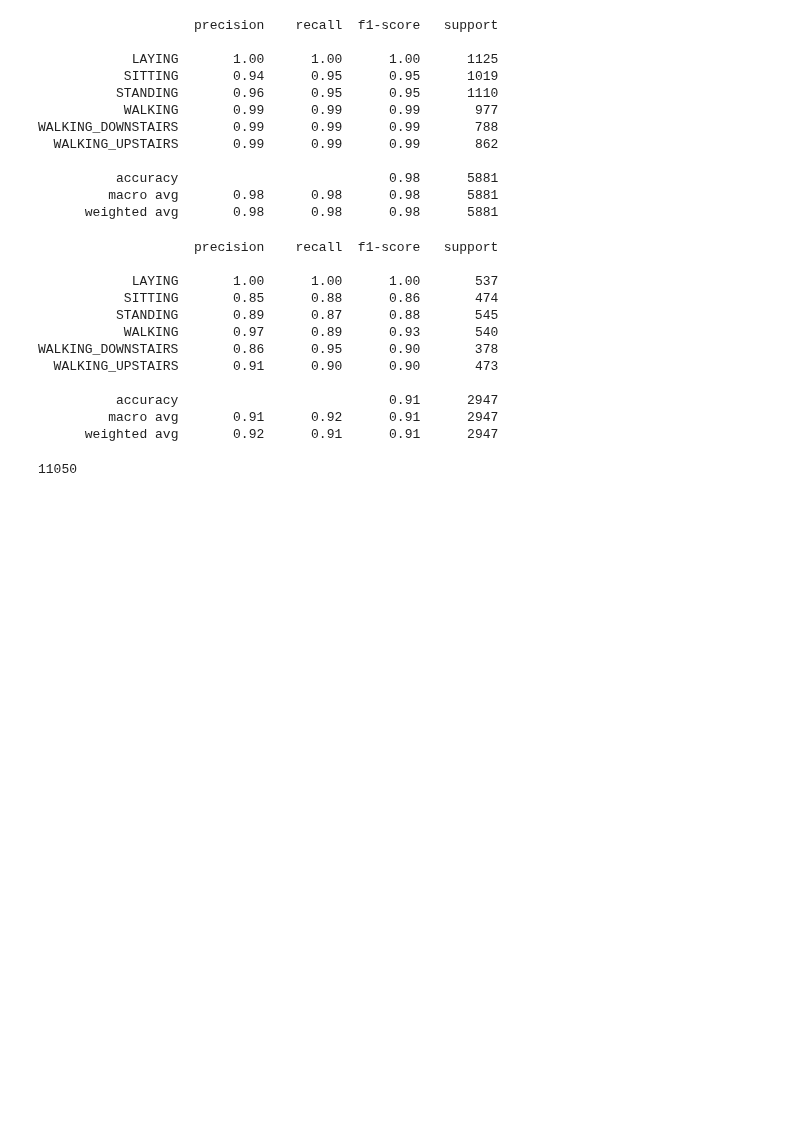
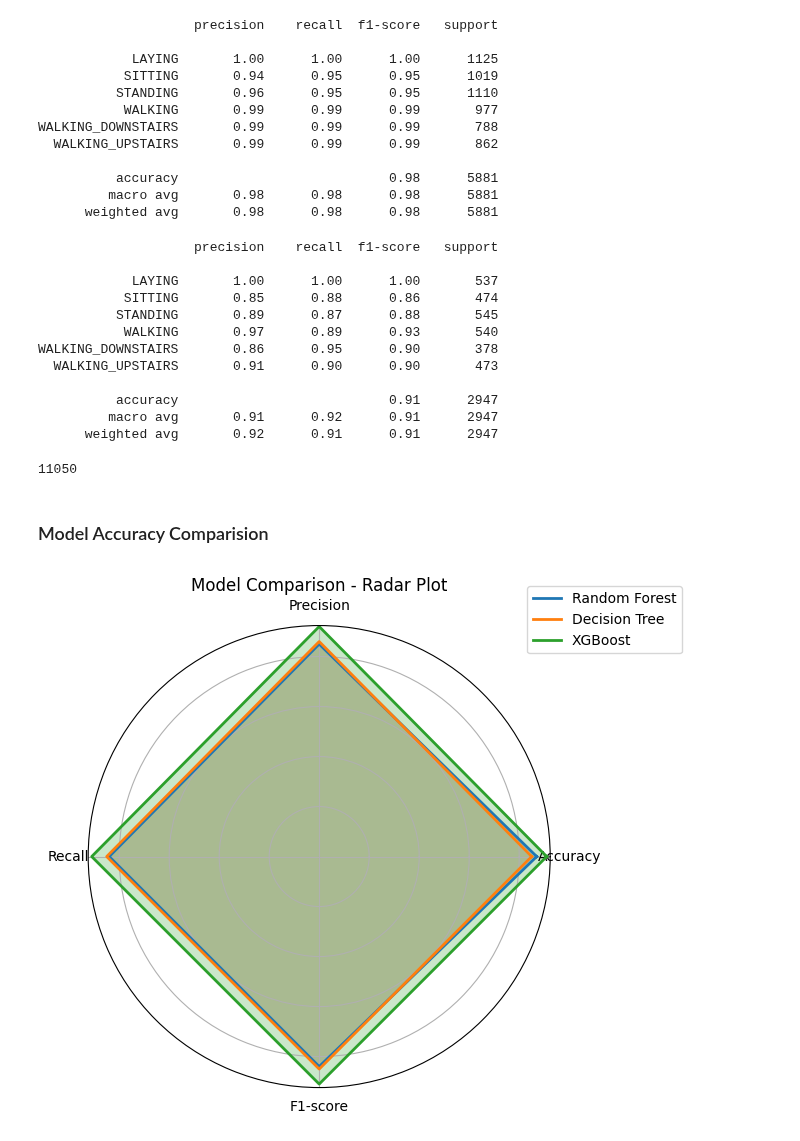
Before and after one commit to 99pranit/Human_Activity_Recognition, a Jupyter notebook: notebook/human_activity.ipynb, the cells around one changed output. Cells and saved outputs as stored; diff of their text form; code cells hidden in the pictures; blank space fills up the shorter version.

Commit message:
added radar chart for metric comparison

```diff
--- a/notebook/human_activity.ipynb
+++ b/notebook/human_activity.ipynb
@@ -315,3 +316,34 @@ with open(os.getcwd().replace('/notebook' , '') + "/model/xgb_model.py" , "w") a
 print(os.path.getsize(os.getcwd().replace('/notebook' , '') + "/model/xgb_model.py" ))
 # %% [output]
 11050
+# %% [markdown]
+### Model Accuracy Comparision
+# %%
+# Define models and values
+models = {
+    "Random Forest": [0.87, 0.85, 0.84, 0.84],
+    "Decision Tree": [0.85, 0.86, 0.85, 0.85],
+    "XGBoost": [0.91, 0.92, 0.91, 0.91]
+}
+metrics = ["Accuracy", "Precision", "Recall", "F1-score"]
+
+# Convert to radians
+angles = np.linspace(0, 2 * np.pi, len(metrics), endpoint=False).tolist()
+angles += angles[:1]  # Complete the loop
+
+fig, ax = plt.subplots(figsize=(6, 6), subplot_kw=dict(polar=True))
+
+# Plot each model
+for model, values in models.items():
+    values += values[:1]  # Close the loop
+    ax.plot(angles, values, label=model, linewidth=2)
+    ax.fill(angles, values, alpha=0.25)  # Fill area
+
+ax.set_yticklabels([])
+ax.set_xticks(angles[:-1])
+ax.set_xticklabels(metrics)
+ax.legend(loc="upper right", bbox_to_anchor=(1.3, 1.1))
+plt.title("Model Comparison - Radar Plot")
+plt.show()
+# %% [output]
+[figure, added]
```
Also changed, not shown: parts of 1 cell of this notebook, 1 other file.
